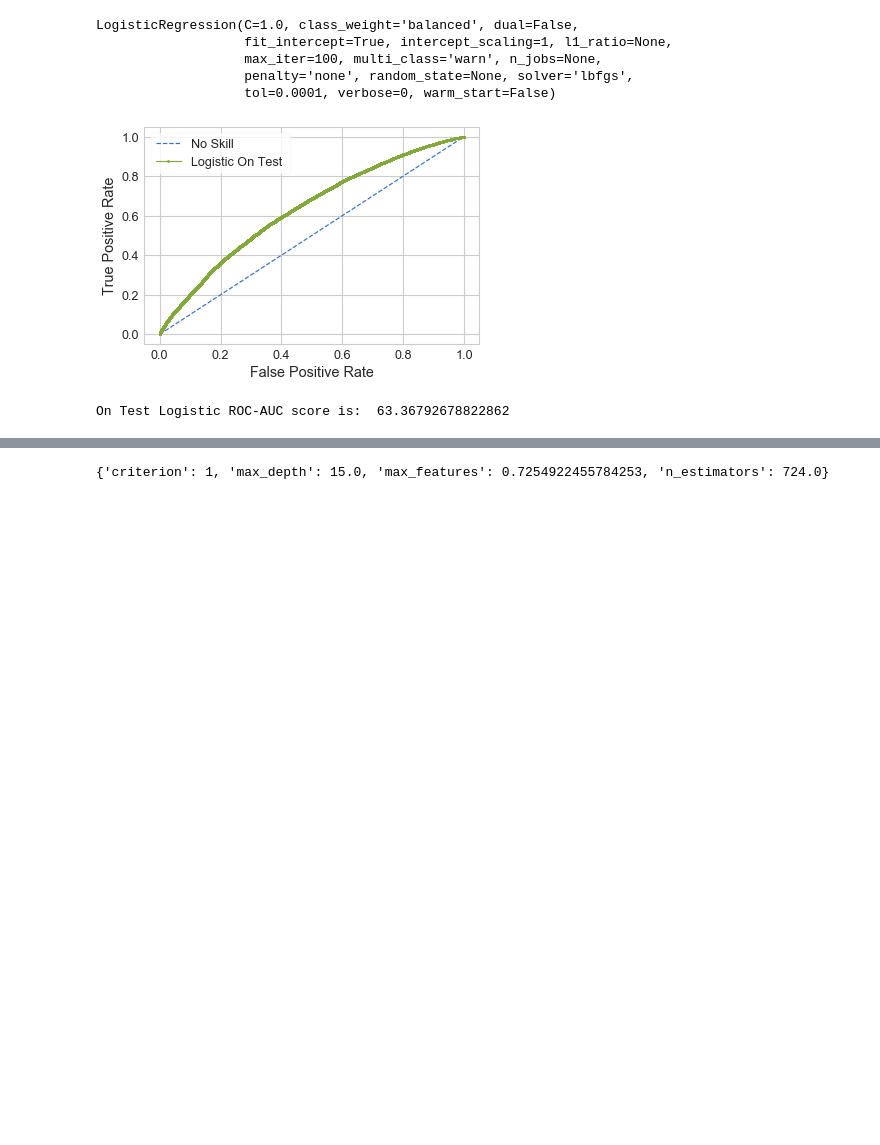
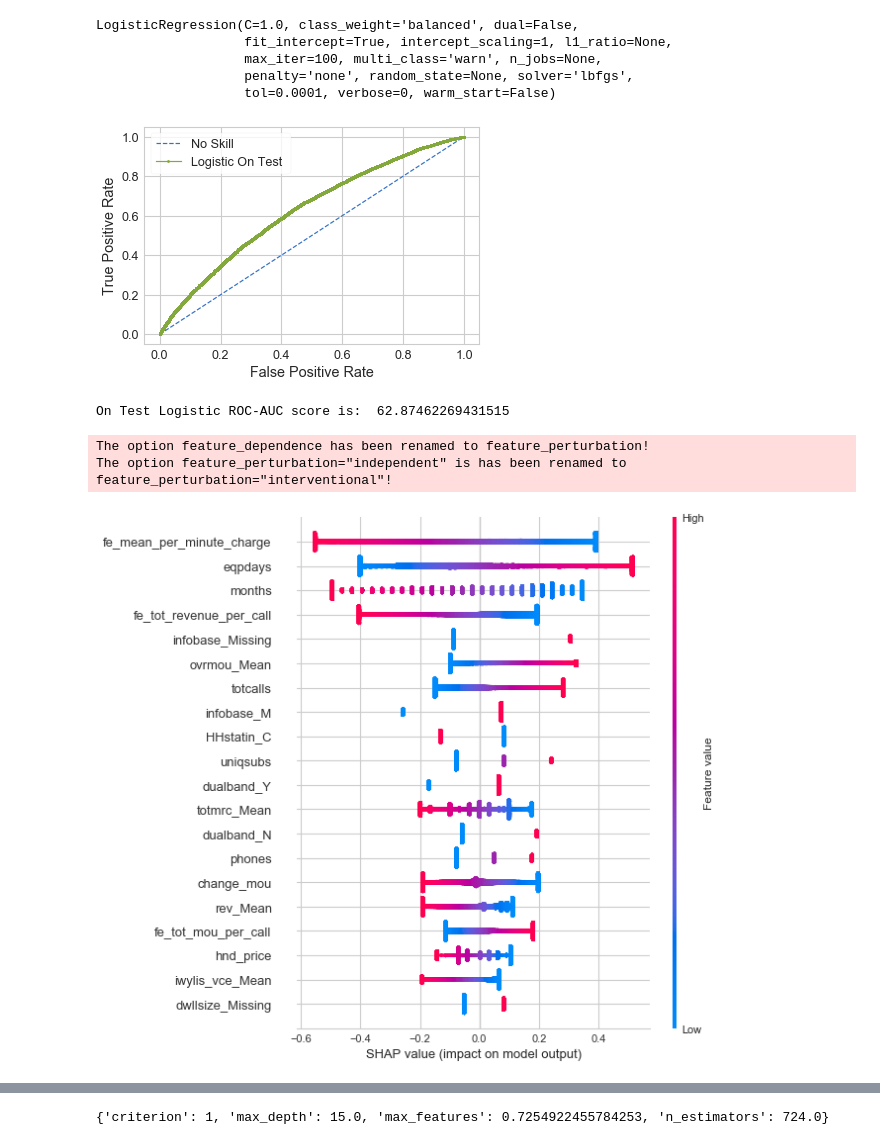
Before and after one commit to schilloji/iim_apds_churn_prjct, a Jupyter notebook: model_build.ipynb, the cells around one changed output, grey strips where cells are left out. Cells and saved outputs as stored; diff of their text form; code cells hidden in the pictures; blank space fills up the shorter version.

Commit message:
shap added
shap added

```diff
--- a/model_build.ipynb
+++ b/model_build.ipynb
@@ -207,12 +208,20 @@ LogisticRegression(C=1.0, class_weight='balanced', dual=False,
                    tol=0.0001, verbose=0, warm_start=False)
 # %%
 telco_test = pd.DataFrame()
-telco_test['Customer_ID']=id_test
+telco_test['Customer_ID']=id_test['Customer_ID']
 telco_test['prob']=logreg.predict_proba(X_test)[:,1]
 auc_curve(telco_test,y_test,'On Test ','Logistic ')
 # %% [output]
 [figure]
-On Test Logistic ROC-AUC score is:  63.36792678822862
+On Test Logistic ROC-AUC score is:  62.87462269431515
 # %%
 On Test Logistic ROC-AUC score is:  63.23568883149694
 On Test Logistic ROC-AUC score is:  63.364424326779975
+# %%
+#Shap for Logistic
+logreg_shap = shap.LinearExplainer(logreg, X_train, feature_dependence="independent").shap_values(X_train)
+shap.summary_plot(logreg_shap, X_train, plot_type = "dot",feature_names=X_Fe_train.columns)
+# %% [output]
+The option feature_dependence has been renamed to feature_perturbation!
+The option feature_perturbation="independent" is has been renamed to feature_perturbation="interventional"!
+[figure, added]
```
Also changed, not shown: parts of 15 cells of this notebook, 4 other files.
